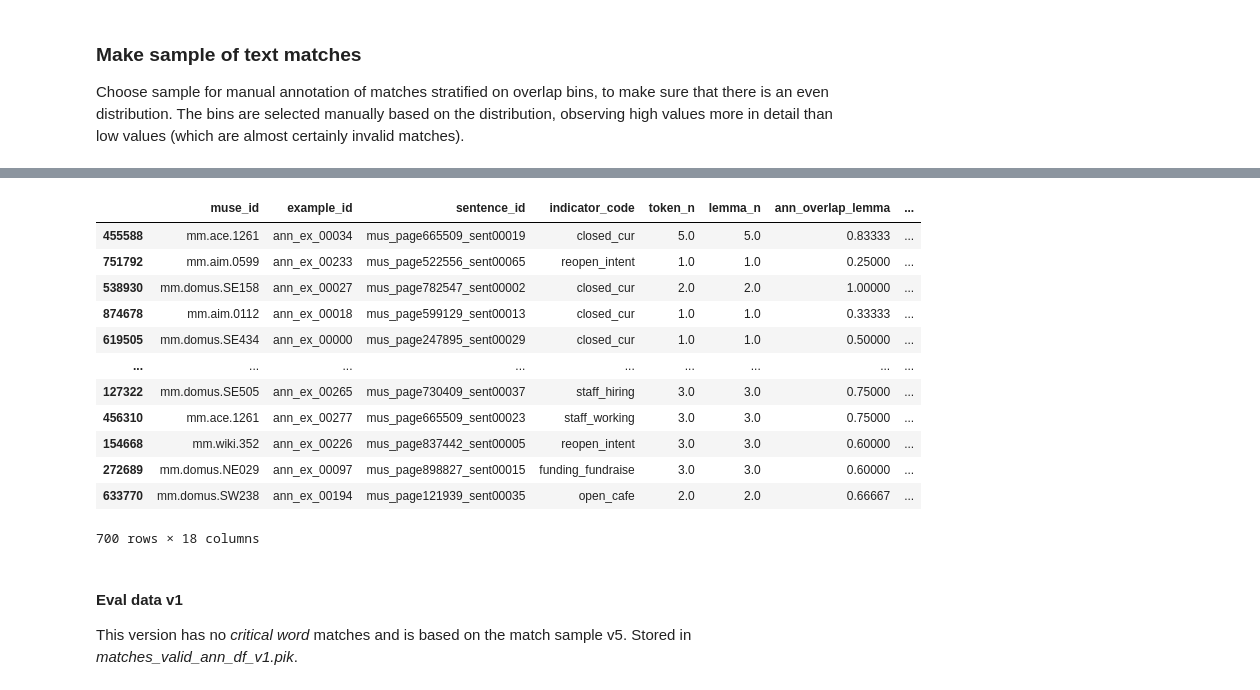
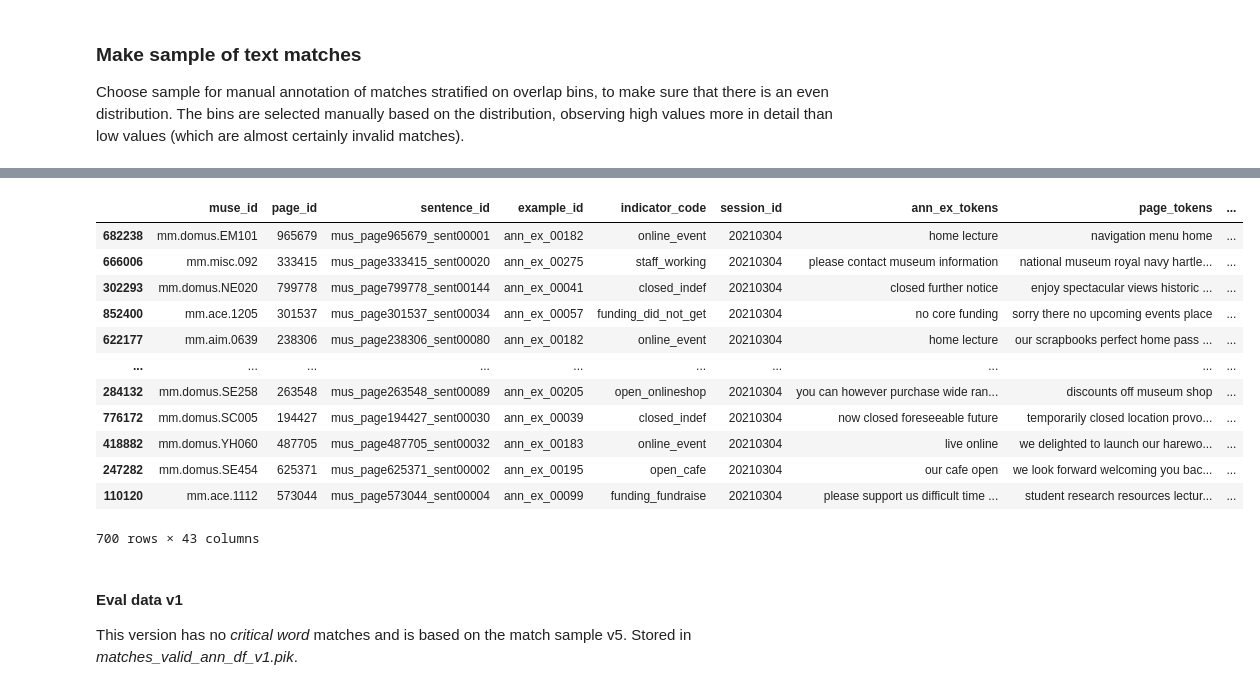
Before and after one commit to Birkbeck/museums-in-the-pandemic, a Jupyter notebook: mip/notebooks/01_indicator_match_validation.ipynb, the cells around one changed output, grey strips where cells are left out. Cells and saved outputs as stored; diff of their text form; code cells hidden in the pictures.

```diff
--- a/mip/notebooks/01_indicator_match_validation.ipynb
+++ b/mip/notebooks/01_indicator_match_validation.ipynb
@@ -277,17 +253,11 @@ NameError: name 'db_conn' is not defined
 # select which matches dataset to load
 
 #matches_fn = out_folder+'tmp/matches_dump_df_v1.pik'
-matches_fn = out_folder+'tmp/matches_dump_df_v2.pik'
+#matches_fn = out_folder+'tmp/matches_dump_df_v2.pik'
+matches_fn = out_folder+'tmp/matches_dump_df_20210304-v3.pik'
 
 df = pd.read_pickle(matches_fn)
-
-# generate derived fields
-df["lemmatoken_n"] = df[["lemma_n", "token_n"]].max(axis=1)
-df["lemmatoken_n"].describe()
-
-df["ann_overlap_tokenlemma"] = df["lemmatoken_n"]/df['example_len']
-
-assert df.ann_overlap_tokenlemma.between(0,1).all(),'incorrect range'
-
+print(df.shape)
+print(df.columns)
 df.sample(10)
 # %% [output]
@@ -487,0 +426,25 @@ Name: overlap_bin, dtype: int64
+# %%
+# eval v2
+if False:
+    df['ann_overlap_tokenlemma']
+    cut_bins = [0, .25, .5, .6, .7, .8, .9, 1.01]
+    df['overlap_bin'] = pd.cut(df['ann_overlap_tokenlemma'], bins=cut_bins)
+    df['overlap_bin'].value_counts()
+
+# eval v3
+if True:
+    print(df['ann_overlap_tokenlemma'].median())
+    print(df['ann_overlap_tokenlemma'].quantile(0))
+    print(df['ann_overlap_tokenlemma'].quantile(.25))
+    print(df['ann_overlap_tokenlemma'].quantile(.75))
+    pd.qcut(df['ann_overlap_tokenlemma'], 5)
+
+    df['sem_similarity'].median()
+    pd.qcut(df['sem_similarity'], 5)
+
+    cut_bins = [0, .333, 1.01]
+    df['overlap_bin'] = pd.cut(df['ann_overlap_tokenlemma'], bins=cut_bins)
+    print(df['overlap_bin'].value_counts())
+
+    n = 1000
+    df.sample(n).to_excel(out_folder+'tmp/match_sample_for_validation_{}.xlsx'.format(n), index=False)
@@ -506,37 +477,36 @@ Name: example_len, dtype: float64
 # %%
 # generate the stratified sample
 sample_df = pd.DataFrame()
-sample_n = 100
+sample_n = 350
 for bin_name, subdf in df.groupby('overlap_bin'):
     smpl = subdf.sample(sample_n, random_state=1359)
     sample_df = sample_df.append(smpl)
 
 sample_df['overlap_bin'].value_counts()
 
 sample_df['valid_match'] = ''
 
 # shuffle sample
 sample_df = sample_df.sample(frac=1.0)
 
 # generate sample
-sample_df.to_csv(out_folder+'tmp/match_sample_for_validation.tsv', index=False, sep='\t')
-sample_df.to_excel(out_folder+'tmp/match_sample_for_validation.xlsx', index=False)
+sample_df.to_excel(out_folder+'tmp/match_sample_for_validation-v3.xlsx', index=False)
 
 sample_df
 # %% [output]
-|  | muse_id | example_id | sentence_id | indicator_code | token_n | lemma_n | ann_overlap_lemma | ... |
-| 455588 | mm.ace.1261 | ann_ex_00034 | mus_page665509_sent00019 | closed_cur | 5.0 | 5.0 | 0.83333 | ... |
-| 751792 | mm.aim.0599 | ann_ex_00233 | mus_page522556_sent00065 | reopen_intent | 1.0 | 1.0 | 0.25000 | ... |
-| 538930 | mm.domus.SE158 | ann_ex_00027 | mus_page782547_sent00002 | closed_cur | 2.0 | 2.0 | 1.00000 | ... |
-| 874678 | mm.aim.0112 | ann_ex_00018 | mus_page599129_sent00013 | closed_cur | 1.0 | 1.0 | 0.33333 | ... |
-| 619505 | mm.domus.SE434 | ann_ex_00000 | mus_page247895_sent00029 | closed_cur | 1.0 | 1.0 | 0.50000 | ... |
-| ... | ... | ... | ... | ... | ... | ... | ... | ... |
-| 127322 | mm.domus.SE505 | ann_ex_00265 | mus_page730409_sent00037 | staff_hiring | 3.0 | 3.0 | 0.75000 | ... |
-| 456310 | mm.ace.1261 | ann_ex_00277 | mus_page665509_sent00023 | staff_working | 3.0 | 3.0 | 0.75000 | ... |
-| 154668 | mm.wiki.352 | ann_ex_00226 | mus_page837442_sent00005 | reopen_intent | 3.0 | 3.0 | 0.60000 | ... |
-| 272689 | mm.domus.NE029 | ann_ex_00097 | mus_page898827_sent00015 | funding_fundraise | 3.0 | 3.0 | 0.60000 | ... |
-| 633770 | mm.domus.SW238 | ann_ex_00194 | mus_page121939_sent00035 | open_cafe | 2.0 | 2.0 | 0.66667 | ... |
+|  | muse_id | page_id | sentence_id | example_id | indicator_code | session_id | ann_ex_tokens | page_tokens | ... |
+| 682238 | mm.domus.EM101 | 965679 | mus_page965679_sent00001 | ann_ex_00182 | online_event | 20210304 | home lecture | navigation menu home | ... |
+| 666006 | mm.misc.092 | 333415 | mus_page333415_sent00020 | ann_ex_00275 | staff_working | 20210304 | please contact museum information | national museum royal navy hartle... | ... |
+| 302293 | mm.domus.NE020 | 799778 | mus_page799778_sent00144 | ann_ex_00041 | closed_indef | 20210304 | closed further notice | enjoy spectacular views historic ... | ... |
+| 852400 | mm.ace.1205 | 301537 | mus_page301537_sent00034 | ann_ex_00057 | funding_did_not_get | 20210304 | no core funding | sorry there no upcoming events place | ... |
+| 622177 | mm.aim.0639 | 238306 | mus_page238306_sent00080 | ann_ex_00182 | online_event | 20210304 | home lecture | our scrapbooks perfect home pass ... | ... |
+| ... | ... | ... | ... | ... | ... | ... | ... | ... | ... |
+| 284132 | mm.domus.SE258 | 263548 | mus_page263548_sent00089 | ann_ex_00205 | open_onlineshop | 20210304 | you can however purchase wide ran... | discounts off museum shop | ... |
+| 776172 | mm.domus.SC005 | 194427 | mus_page194427_sent00030 | ann_ex_00039 | closed_indef | 20210304 | now closed foreseeable future | temporarily closed location provo... | ... |
+| 418882 | mm.domus.YH060 | 487705 | mus_page487705_sent00032 | ann_ex_00183 | online_event | 20210304 | live online | we delighted to launch our harewo... | ... |
+| 247282 | mm.domus.SE454 | 625371 | mus_page625371_sent00002 | ann_ex_00195 | open_cafe | 20210304 | our cafe open | we look forward welcoming you bac... | ... |
+| 110120 | mm.ace.1112 | 573044 | mus_page573044_sent00004 | ann_ex_00099 | funding_fundraise | 20210304 | please support us difficult time ... | student research resources lectur... | ... |
-700 rows × 18 columns
+700 rows × 43 columns
 # %% [markdown]
 #### Eval data v1
 
```
Also changed, not shown: parts of 52 cells of this notebook, 3 other files.
